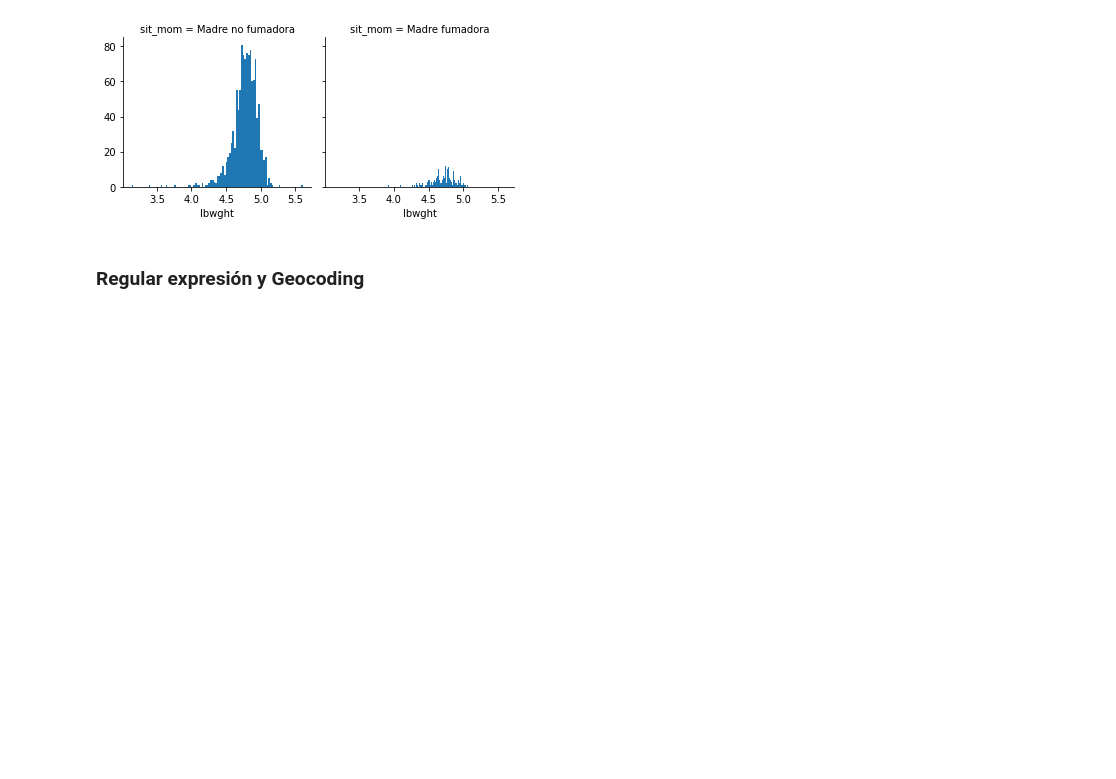
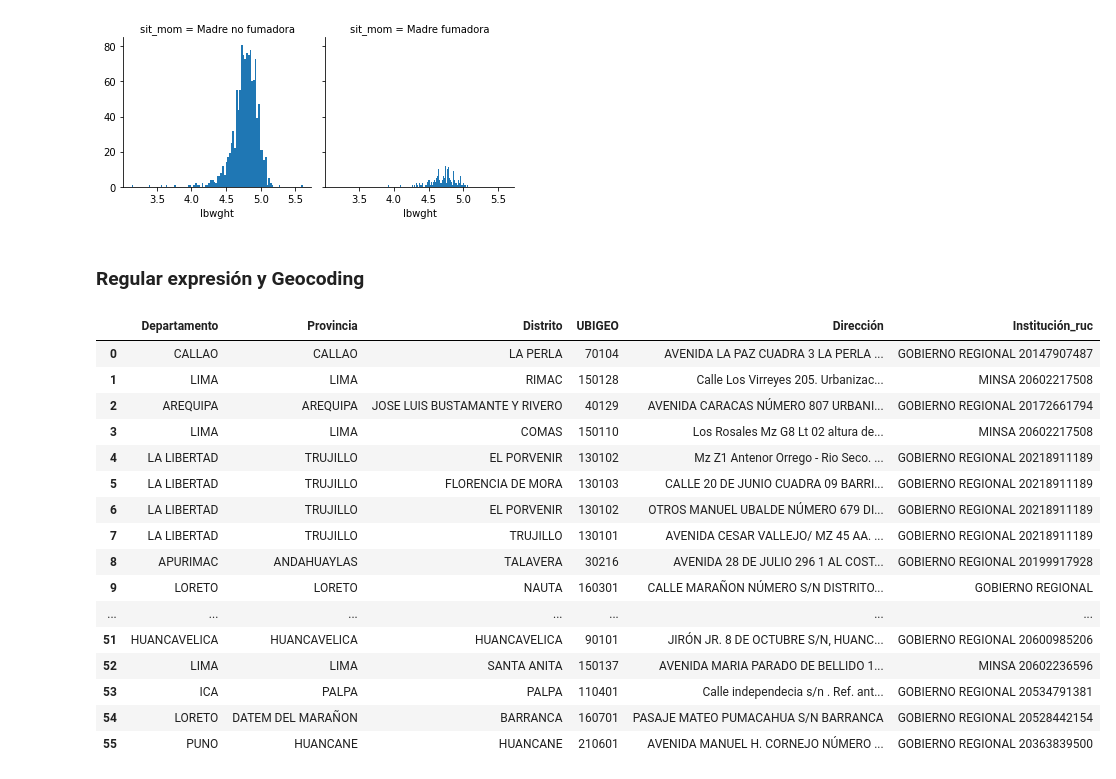
Before and after one commit to Robertopucp/1ECO35_R_PYTHON, a Jupyter notebook: Trabajo_grupal/WH6/Grupo_1_Python.ipynb, the cells around one changed output. Saved outputs shown, nothing was run; the diff lists cells and outputs as text; code cells hidden in the pictures; blank space fills up the shorter version.

```diff
--- a/Trabajo_grupal/WH6/Grupo_1_Python.ipynb
+++ b/Trabajo_grupal/WH6/Grupo_1_Python.ipynb
@@ -99,0 +92,21 @@ from tqdm import tqdm_notebook as tqdm # libreria para contabilizar tiempo de ej
+# %%
+cent_salud = pd.read_excel(r"../../data/Centro_salud/Centro_salud_mental.xls")
+cent_salud
+# %% [output]
+|  | Departamento | Provincia | Distrito | UBIGEO | Dirección | Institución_ruc |
+| 0 | CALLAO | CALLAO | LA PERLA | 70104 | AVENIDA LA PAZ CUADRA 3 LA PERLA ... | GOBIERNO REGIONAL 20147907487 |
+| 1 | LIMA | LIMA | RIMAC | 150128 | Calle Los Virreyes 205. Urbanizac... | MINSA 20602217508 |
+| 2 | AREQUIPA | AREQUIPA | JOSE LUIS BUSTAMANTE Y RIVERO | 40129 | AVENIDA CARACAS NÚMERO 807 URBANI... | GOBIERNO REGIONAL 20172661794 |
+| 3 | LIMA | LIMA | COMAS | 150110 | Los Rosales Mz G8 Lt 02 altura de... | MINSA 20602217508 |
+| 4 | LA LIBERTAD | TRUJILLO | EL PORVENIR | 130102 | Mz Z1 Antenor Orrego - Rio Seco. ... | GOBIERNO REGIONAL 20218911189 |
+| 5 | LA LIBERTAD | TRUJILLO | FLORENCIA DE MORA | 130103 | CALLE 20 DE JUNIO CUADRA 09 BARRI... | GOBIERNO REGIONAL 20218911189 |
+| 6 | LA LIBERTAD | TRUJILLO | EL PORVENIR | 130102 | OTROS MANUEL UBALDE NÚMERO 679 DI... | GOBIERNO REGIONAL 20218911189 |
+| 7 | LA LIBERTAD | TRUJILLO | TRUJILLO | 130101 | AVENIDA CESAR VALLEJO/ MZ 45 AA. ... | GOBIERNO REGIONAL 20218911189 |
+| 8 | APURIMAC | ANDAHUAYLAS | TALAVERA | 30216 | AVENIDA 28 DE JULIO 296 1 AL COST... | GOBIERNO REGIONAL 20199917928 |
+| 9 | LORETO | LORETO | NAUTA | 160301 | CALLE MARAÑON NÚMERO S/N DISTRITO... | GOBIERNO REGIONAL |
+| ... | ... | ... | ... | ... | ... | ... |
+| 51 | HUANCAVELICA | HUANCAVELICA | HUANCAVELICA | 90101 | JIRÓN JR. 8 DE OCTUBRE S/N, HUANC... | GOBIERNO REGIONAL 20600985206 |
+| 52 | LIMA | LIMA | SANTA ANITA | 150137 | AVENIDA MARIA PARADO DE BELLIDO 1... | MINSA 20602236596 |
+| 53 | ICA | PALPA | PALPA | 110401 | Calle independecia s/n . Ref. ant... | GOBIERNO REGIONAL 20534791381 |
+| 54 | LORETO | DATEM DEL MARAÑON | BARRANCA | 160701 | PASAJE MATEO PUMACAHUA S/N BARRANCA | GOBIERNO REGIONAL 20528442154 |
+| 55 | PUNO | HUANCANE | HUANCANE | 210601 | AVENIDA MANUEL H. CORNEJO NÚMERO ... | GOBIERNO REGIONAL 20363839500 |
```
Also changed, not shown: parts of 7 cells of this notebook, 1 other file.
